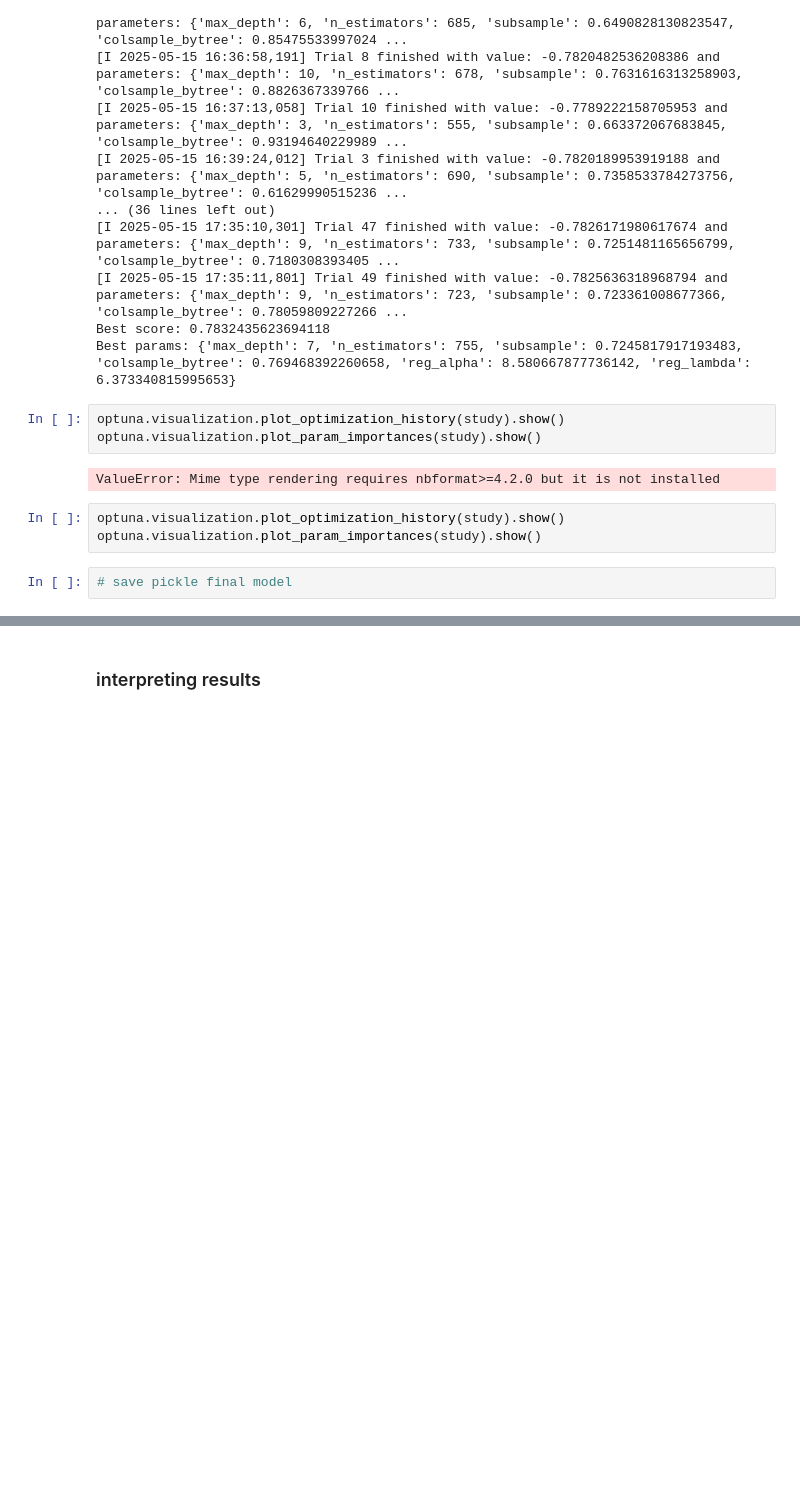
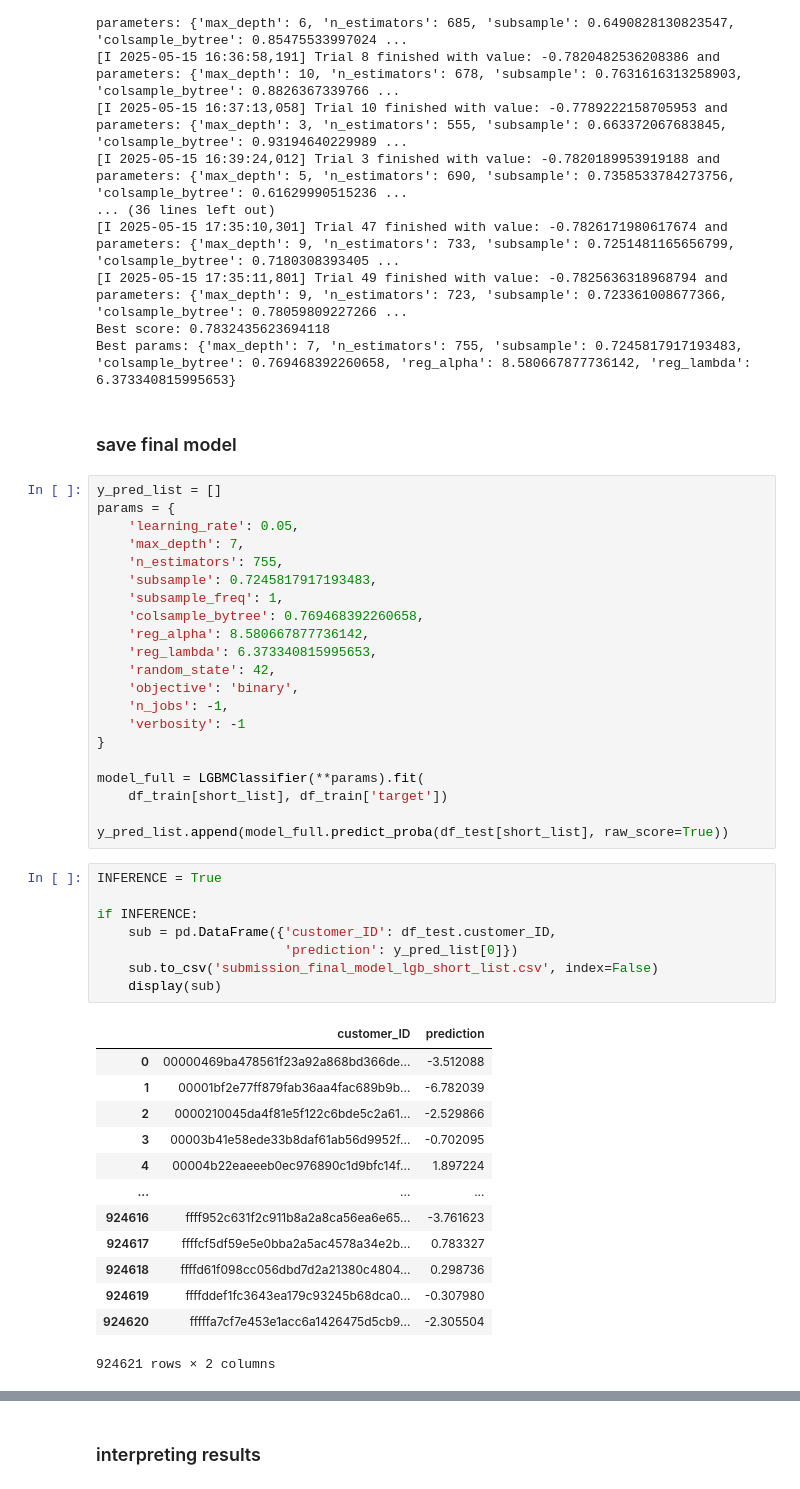
Before and after one commit to korab1ev/amex-default-prediction, a Jupyter notebook: 02. fit_model.ipynb, the cells around one changed output, grey strips where cells are left out. Saved outputs shown, nothing was run; the diff lists cells and outputs as text; blank space fills up the shorter version.

Commit message:
save model_full

```diff
--- a/02. fit_model.ipynb
+++ b/02. fit_model.ipynb
@@ -192,13 +188,48 @@ best_params, study = run_final_optuna_tuning(
 [I 2025-05-15 17:35:11,801] Trial 49 finished with value: -0.7825636318968794 and parameters: {'max_depth': 9, 'n_estimators': 723, 'subsample': 0.723361008677366, 'colsample_bytree': 0.78059809227266 ...
 Best score: 0.7832435623694118
 Best params: {'max_depth': 7, 'n_estimators': 755, 'subsample': 0.7245817917193483, 'colsample_bytree': 0.769468392260658, 'reg_alpha': 8.580667877736142, 'reg_lambda': 6.373340815995653}
-# %%
-optuna.visualization.plot_optimization_history(study).show()
-optuna.visualization.plot_param_importances(study).show()
-# %% [output]
-ValueError: Mime type rendering requires nbformat>=4.2.0 but it is not installed
-# %%
-optuna.visualization.plot_optimization_history(study).show()
-optuna.visualization.plot_param_importances(study).show()
-# %%
-# save pickle final model
+# %% [markdown]
+### save final model
+# %%
+y_pred_list = []
+params = {
+    'learning_rate': 0.05,
+    'max_depth': 7,
+    'n_estimators': 755,
+    'subsample': 0.7245817917193483,
+    'subsample_freq': 1,
+    'colsample_bytree': 0.769468392260658,
+    'reg_alpha': 8.580667877736142,
+    'reg_lambda': 6.373340815995653,
+    'random_state': 42,
+    'objective': 'binary',
+    'n_jobs': -1,
+    'verbosity': -1
+}
+
+model_full = LGBMClassifier(**params).fit(
+    df_train[short_list], df_train['target'])
+
+y_pred_list.append(model_full.predict_proba(df_test[short_list], raw_score=True))
+# %%
+INFERENCE = True
+
+if INFERENCE:
+    sub = pd.DataFrame({'customer_ID': df_test.customer_ID,
+                        'prediction': y_pred_list[0]})
+    sub.to_csv('submission_final_model_lgb_short_list.csv', index=False)
+    display(sub)
+# %% [output]
+|  | customer_ID | prediction |
+| 0 | 00000469ba478561f23a92a868bd366de... | -3.512088 |
+| 1 | 00001bf2e77ff879fab36aa4fac689b9b... | -6.782039 |
+| 2 | 0000210045da4f81e5f122c6bde5c2a61... | -2.529866 |
+| 3 | 00003b41e58ede33b8daf61ab56d9952f... | -0.702095 |
+| 4 | 00004b22eaeeeb0ec976890c1d9bfc14f... | 1.897224 |
+| ... | ... | ... |
+| 924616 | ffff952c631f2c911b8a2a8ca56ea6e65... | -3.761623 |
+| 924617 | ffffcf5df59e5e0bba2a5ac4578a34e2b... | 0.783327 |
+| 924618 | ffffd61f098cc056dbd7d2a21380c4804... | 0.298736 |
+| 924619 | ffffddef1fc3643ea179c93245b68dca0... | -0.307980 |
+| 924620 | fffffa7cf7e453e1acc6a1426475d5cb9... | -2.305504 |
+924621 rows × 2 columns
```
Also changed, not shown: parts of 2 cells of this notebook.
